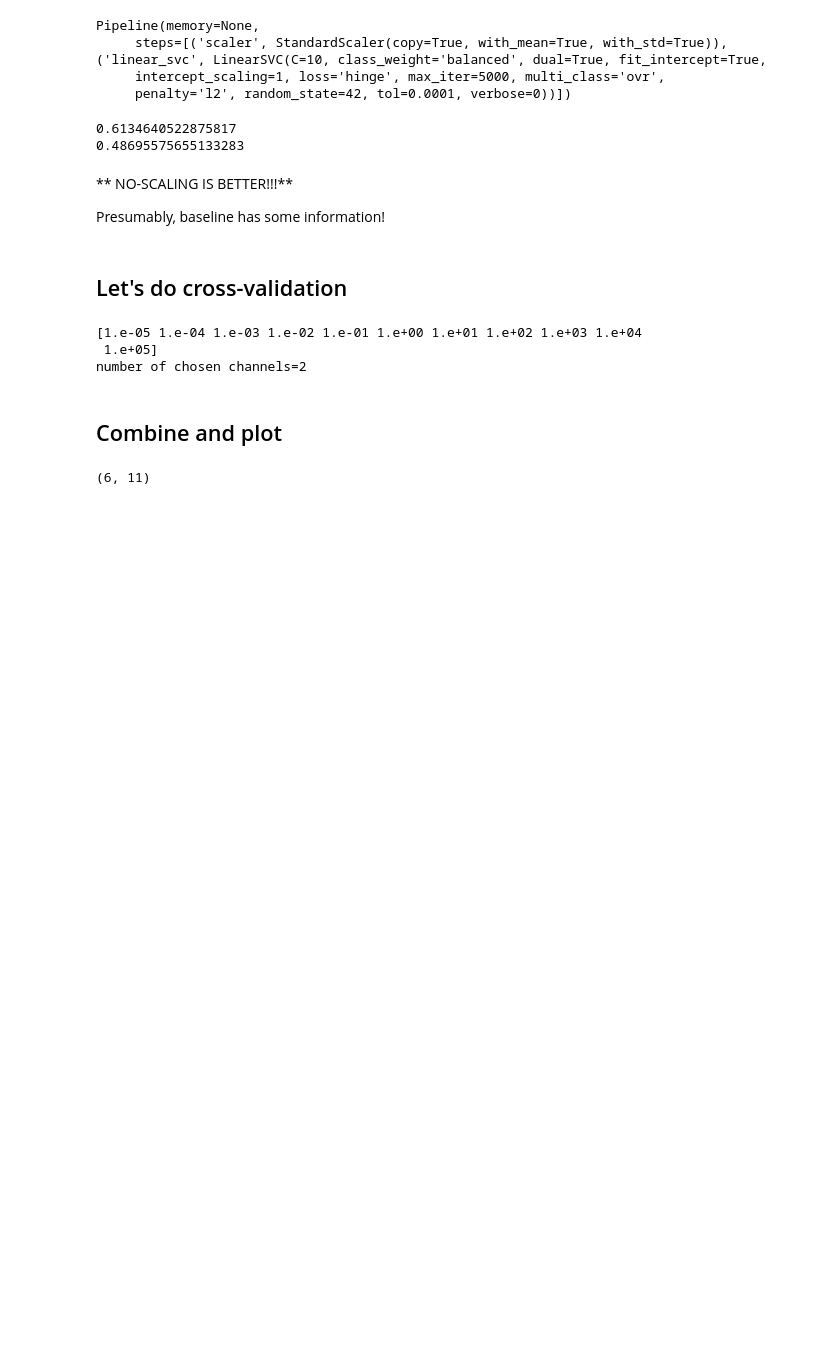
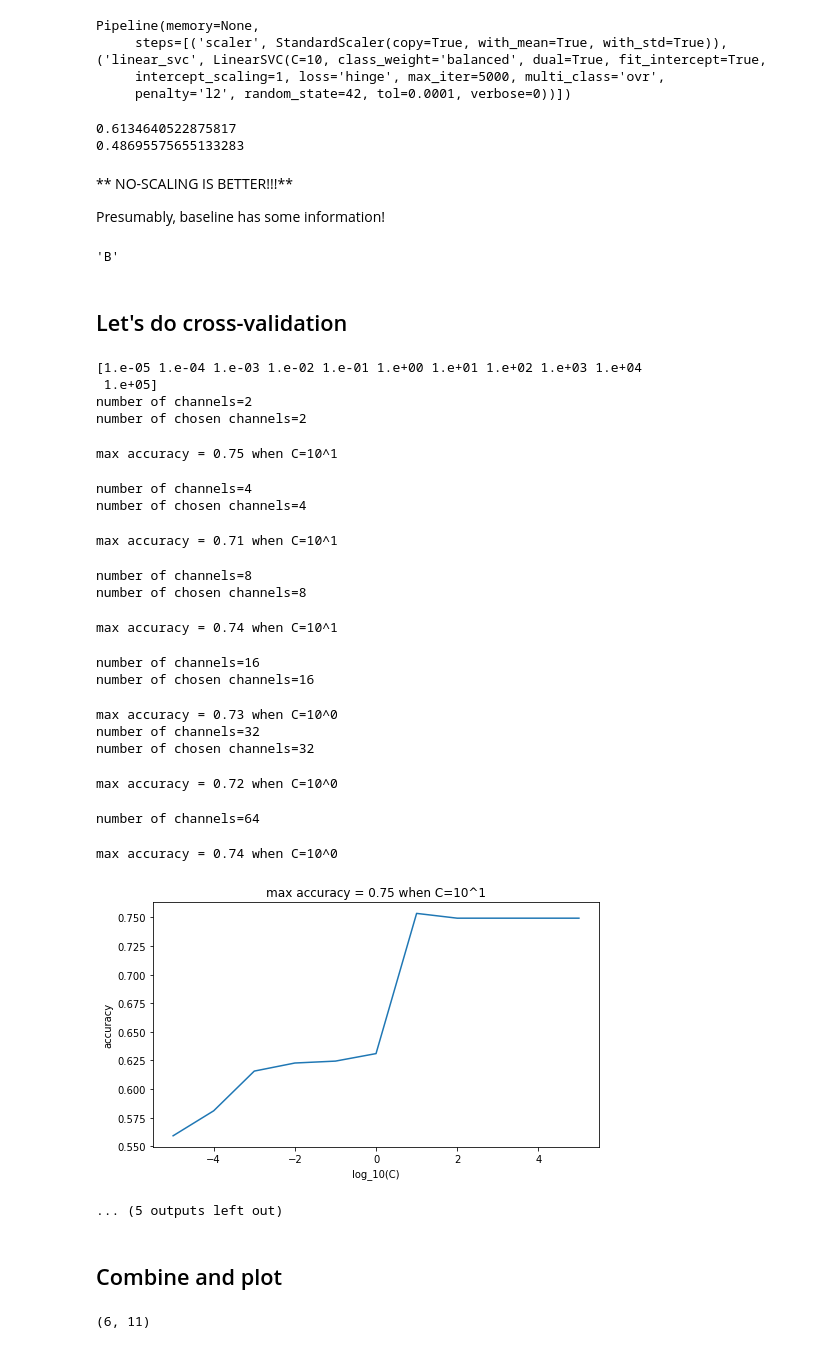
Before and after one commit to ys7yoo/iP300, a Jupyter notebook: classifyUsingSVM.ipynb, the cells around one changed output. Saved outputs shown, nothing was run; the diff lists cells and outputs as text; code cells hidden in the pictures; blank space fills up the shorter version.

Commit message:
training

```diff
--- a/classifyUsingSVM.ipynb
+++ b/classifyUsingSVM.ipynb
@@ -26,8 +26,8 @@ def load_one_epoch(subject, data_type, epoch_num):
 
     return x, y, code
 # %%
-subject='A'
-#subject='B'
+#subject='A'
+subject='B'
 epoch_num = 1
 x, y, code = load_one_epoch(subject, 'train', 1)
 
@@ -184,6 +184,10 @@ print(np.std(Y_train==Yhat))
 ** NO-SCALING IS BETTER!!!**
 
 Presumably, baseline has some information!
+# %%
+subject
+# %% [output]
+'B'
 # %% [markdown]
 ## Let's do cross-validation
 # %%
@@ -193,13 +197,24 @@ from sklearn.model_selection import cross_val_score
 #Cs = 10**np.linspace(-20,20,41)
 Cs = 10**np.linspace(-5,5,11)
 print(Cs)
+np.savetxt("SVM_Cs.txt", Cs, fmt="%.1e")
+
 k = 5
 
-for num_chosen_channels in (2, 4, 8, 16, 32, 64):
-    print("number of chosen channels={}".format(num_chosen_channels))
+num_channels = (2, 4, 8, 16, 32, 64)
+num_chosen_channels = list()
 
-    if num_chosen_channels is not 64:
-        mask = load_channel_mask(subject,num_chosen_channels)
+for num_ch in num_channels:
+    print("number of channels={}".format(num_ch))
+
+    if num_ch is not 64:
+        mask = load_channel_mask(subject,num_ch)
+
+        # actuall no of channels may be different
+        num_ch_read = sum(mask)
+        print("number of chosen channels={}".format(num_ch_read))
+
+        num_chosen_channels.append(num_ch_read)
 
         X_train_chosen=apply_mask(X_train, mask)
         X_train_chosen.shape
@@ -221,36 +236,54 @@ for num_chosen_channels in (2, 4, 8, 16, 32, 64):
         accuracy.append(cross_val_score(clf, X_train_chosen, Y_train, cv=k, n_jobs=-1))
 
 #         # save model
-#         joblib.dump(clf, "{}_model_SVM_ch{}_C{:.0f}.model".format(subject,num_chosen_channels, np.log10(Cs[maxIdx])))
+#         joblib.dump(clf, "{}_model_SVM_ch{}_C{:.0f}.model".format(subject,num_ch, np.log10(Cs[maxIdx])))
 
 
 
     # calc mean accuracy
     mean_accuracy = np.mean(accuracy,axis=1)
     #print(mean_accuracy)
 
     maxIdx=np.argmax(mean_accuracy)
     print("max accuracy = {:.2f} when C=10^{:.0f}".format(mean_accuracy[maxIdx], np.log10(Cs[maxIdx])))
 
-    np.savetxt("{}_training_accuracy_SVM_ch{}.txt".format(subject,num_chosen_channels), mean_accuracy, fmt="%.2f")
+    np.savetxt("{}_training_accuracy_SVM_ch{}.txt".format(subject,num_ch), mean_accuracy, fmt="%.2f")
 
 
 
 
 
     # plot results
     plt.figure(figsize=(8, 4.5))
 
     plt.plot(np.log10(Cs),mean_accuracy)
     #plt.plot(np.log10(Cs), baseAcc*np.ones_like(Cs), '--')
     plt.xlabel('log_10(C)')
     plt.ylabel('accuracy')
 
     plt.title("max accuracy = {:.2f} when C=10^{:.0f}".format(mean_accuracy[maxIdx], np.log10(Cs[maxIdx])))
 
-    plt.savefig("{}_training_accuracy_SVM_ch{}.pdf".format(subject,num_chosen_channels))
-    plt.savefig("{}_training_accuracy_SVM_ch{}.png".format(subject,num_chosen_channels))
+    plt.savefig("{}_training_accuracy_SVM_ch{}.pdf".format(subject,num_ch))
+    plt.savefig("{}_training_accuracy_SVM_ch{}.png".format(subject,num_ch))
 # %% [output]
 [1.e-05 1.e-04 1.e-03 1.e-02 1.e-01 1.e+00 1.e+01 1.e+02 1.e+03 1.e+04
  1.e+05]
+number of channels=2
 number of chosen channels=2
+max accuracy = 0.75 when C=10^1
+number of channels=4
+number of chosen channels=4
+max accuracy = 0.71 when C=10^1
+number of channels=8
+number of chosen channels=8
+max accuracy = 0.74 when C=10^1
+number of channels=16
+number of chosen channels=16
+max accuracy = 0.73 when C=10^0
+number of channels=32
+number of chosen channels=32
+max accuracy = 0.72 when C=10^0
+number of channels=64
+max accuracy = 0.74 when C=10^0
+[figure, added]
+... (5 outputs left out)
```
Also changed, not shown: parts of 9 cells of this notebook.
